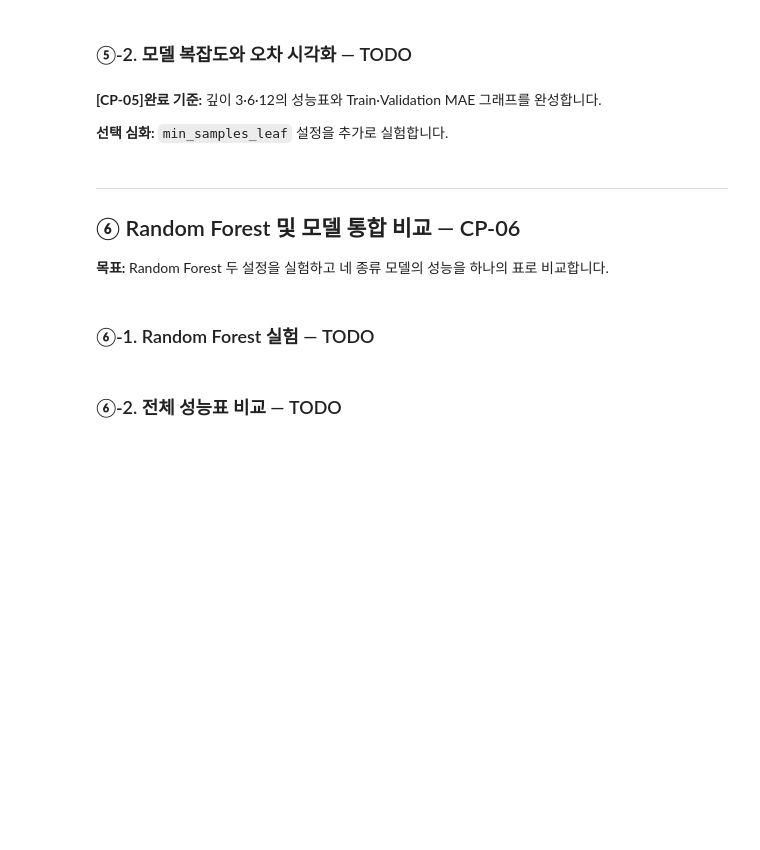
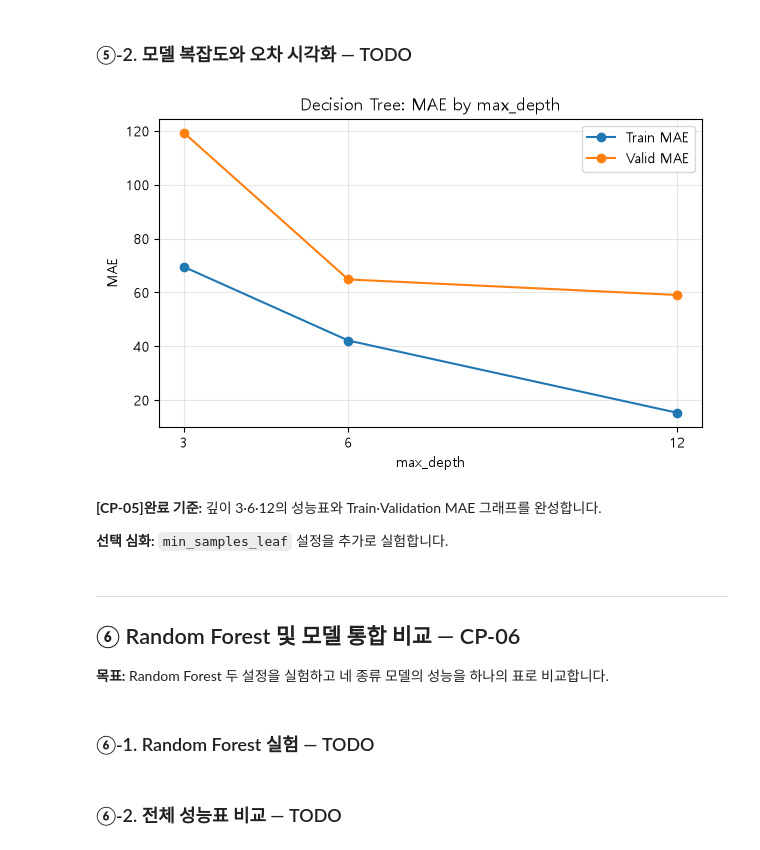
Before and after one commit to iremys/ai-mini-projects, a Jupyter notebook: mini-project-01/code/01_regression_bike_demand.ipynb, the cells around one changed output. Drawn from its saved outputs; the diff is of its cells as text; code cells hidden in the pictures; blank space fills up the shorter version.

```diff
--- a/mini-project-01/code/01_regression_bike_demand.ipynb
+++ b/mini-project-01/code/01_regression_bike_demand.ipynb
@@ -609,10 +609,20 @@ from sklearn.dummy import DummyRegressor
 from sklearn.linear_model import LinearRegression
 
 # TODO 4-1. 전처리 + DummyRegressor(strategy="mean") Pipeline 구현
-dummy_model = ...
+# 기준선(baseline) 모델: 입력 특성은 보지 않고 학습 데이터 cnt의 평균만 예측
+# 이후 모델이 이보다 좋아졌는지 비교하는 최저 기준
+dummy_model = Pipeline([
+    ("preprocess", make_preprocessor()),
+    ("model", DummyRegressor(strategy="mean")),
+])
 
 # TODO 4-2. 전처리 + LinearRegression() Pipeline 구현
-linear_model = ...
+# 실제 예측 모델: 특성과 cnt 사이의 선형 관계를 학습
+# 이후 더 복잡한 모델과 비교할 출발점
+linear_model = Pipeline([
+    ("preprocess", make_preprocessor()),
+    ("model", LinearRegression()),
+])
 
 # [공통] 모델 학습
 dummy_model.fit(X_train, y_train)
@@ -631,11 +643,11 @@ from sklearn.metrics import (
 def evaluate_regression(model, X, y):
     """MAE, RMSE, R2 딕셔너리를 반환합니다."""
     # TODO 4-3. model.predict(X)로 예측하고 세 지표를 계산합니다.
-    pred = ...
+    pred =  model.predict(X)
     return {
-        "MAE": ...,
-        "RMSE": ...,
-        "R2": ...,
+        "MAE": mean_absolute_error(y, pred),
+        "RMSE": root_mean_squared_error(y, pred),
+        "R2": r2_score(y, pred),
     }
 
 
@@ -660,4 +672,5 @@ results.append(summarize("LinearRegression", linear_model))
 
 # TODO 4-4. 두 모델의 성능을 DataFrame으로 비교합니다.
 # 힌트: pd.DataFrame(results).round(3)
-...
+results_df = pd.DataFrame(results).round(3)
+display(results_df)
@@ -680,16 +697,19 @@ tree_results = []
 # TODO 5-1~5-3. 각 깊이별 Pipeline 생성·학습·평가 결과 수집
 for d in depths:
     # TODO 5-1. 전처리 + DecisionTreeRegressor(max_depth=d, random_state=42)
-    model = ...
+    model = Pipeline([
+        ("preprocess", make_preprocessor()),
+        ("model", DecisionTreeRegressor(max_depth=d, random_state=42)),
+    ])
 
     # TODO 5-2. 모델 학습
-    ...
+    model.fit(X_train, y_train)
 
     # [공통] 학습한 모델 보관
     tree_models[d] = model
 
     # TODO 5-3. summarize()로 성능 결과 수집
-    row = ...
+    row = summarize(f"DecisionTree(depth={d})", model)
     tree_results.append(row)
     results.append(row)
 
@@ -702,18 +727,21 @@ display(tree_df.round(3))
 # %%
 # [공통] 시각화 기본 설정
 plt.figure(figsize=(7, 4))
 
 # TODO 5-4. 깊이별 Train MAE와 Validation MAE를 각각 선 그래프로 표시합니다.
 # 힌트: plt.plot(tree_df["max_depth"], tree_df["Train MAE"], ...)
-...
+plt.plot(tree_df["max_depth"], tree_df["Train MAE"], marker="o", label="Train MAE")
+plt.plot(tree_df["max_depth"], tree_df["Valid MAE"], marker="o", label="Valid MAE")
 
 plt.xticks(depths)
 plt.xlabel("max_depth")
 plt.ylabel("MAE")
 plt.title("Decision Tree: MAE by max_depth")
 plt.legend()
 plt.grid(alpha=0.3)
 plt.show()
+# %% [output]
+[figure, added]
 # %% [markdown]
 **[CP-05]완료 기준:** 깊이 3·6·12의 성능표와 Train·Validation MAE 그래프를 완성합니다.
 
```
Also changed, not shown: parts of 14 cells of this notebook, 2 other files.
